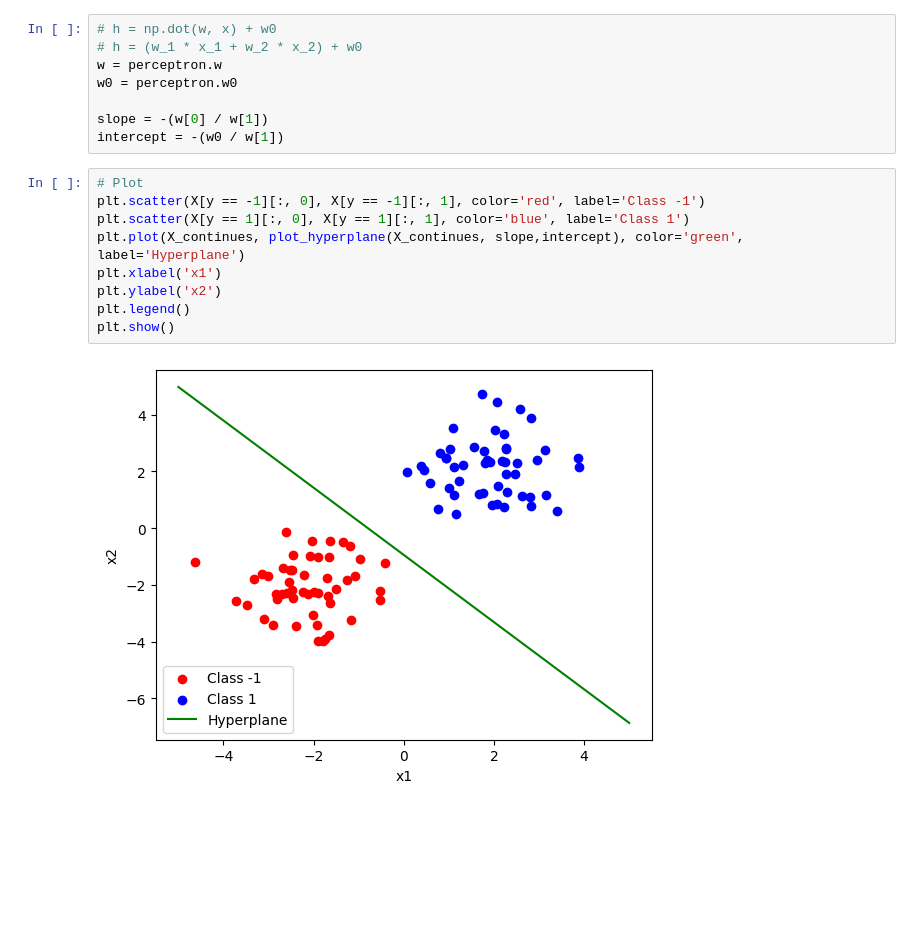
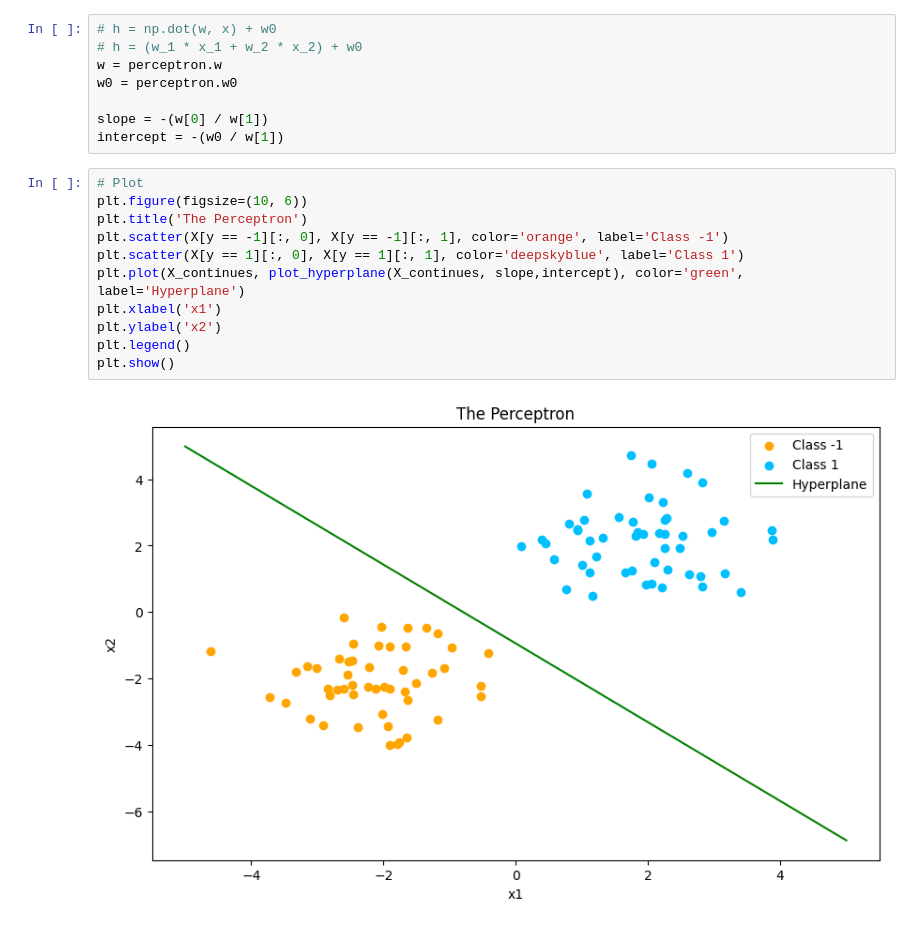
Before and after one commit to raphsenn/ai-notebooks, a Jupyter notebook: machine_learning/support_vector_machines/perceptron.ipynb, the cells around one changed output. Saved outputs shown, nothing was run; the diff lists cells and outputs as text; blank space fills up the shorter version.

```diff
--- a/machine_learning/support_vector_machines/perceptron.ipynb
+++ b/machine_learning/support_vector_machines/perceptron.ipynb
@@ -162,12 +164,14 @@ slope = -(w[0] / w[1])
 intercept = -(w0 / w[1])
 # %%
 # Plot
-plt.scatter(X[y == -1][:, 0], X[y == -1][:, 1], color='red', label='Class -1')
-plt.scatter(X[y == 1][:, 0], X[y == 1][:, 1], color='blue', label='Class 1')
+plt.figure(figsize=(10, 6))
+plt.title('The Perceptron')
+plt.scatter(X[y == -1][:, 0], X[y == -1][:, 1], color='orange', label='Class -1')
+plt.scatter(X[y == 1][:, 0], X[y == 1][:, 1], color='deepskyblue', label='Class 1')
 plt.plot(X_continues, plot_hyperplane(X_continues, slope,intercept), color='green', label='Hyperplane')
 plt.xlabel('x1')
 plt.ylabel('x2')
 plt.legend()
 plt.show()
 # %% [output]
-[figure, old version]
+[figure, new version]
```
Also changed, not shown: parts of 1 cell of this notebook, 2 other files.
